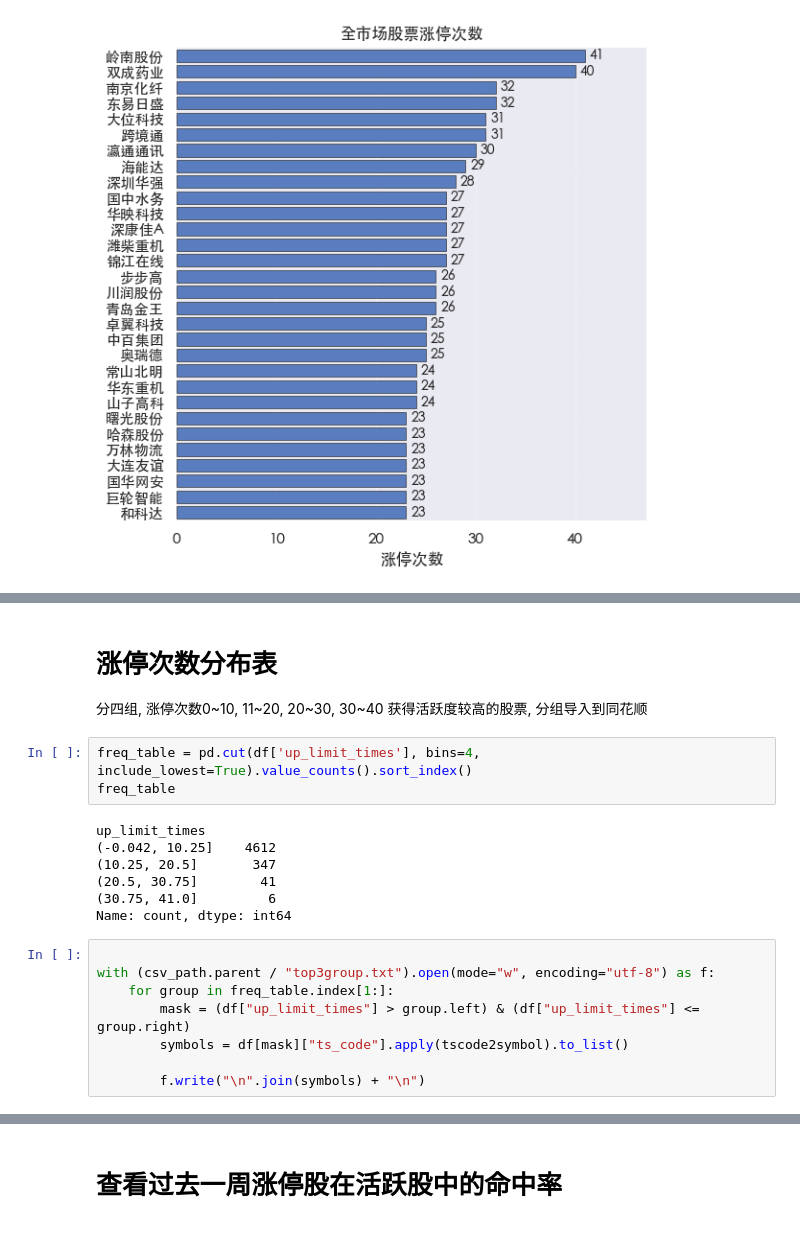
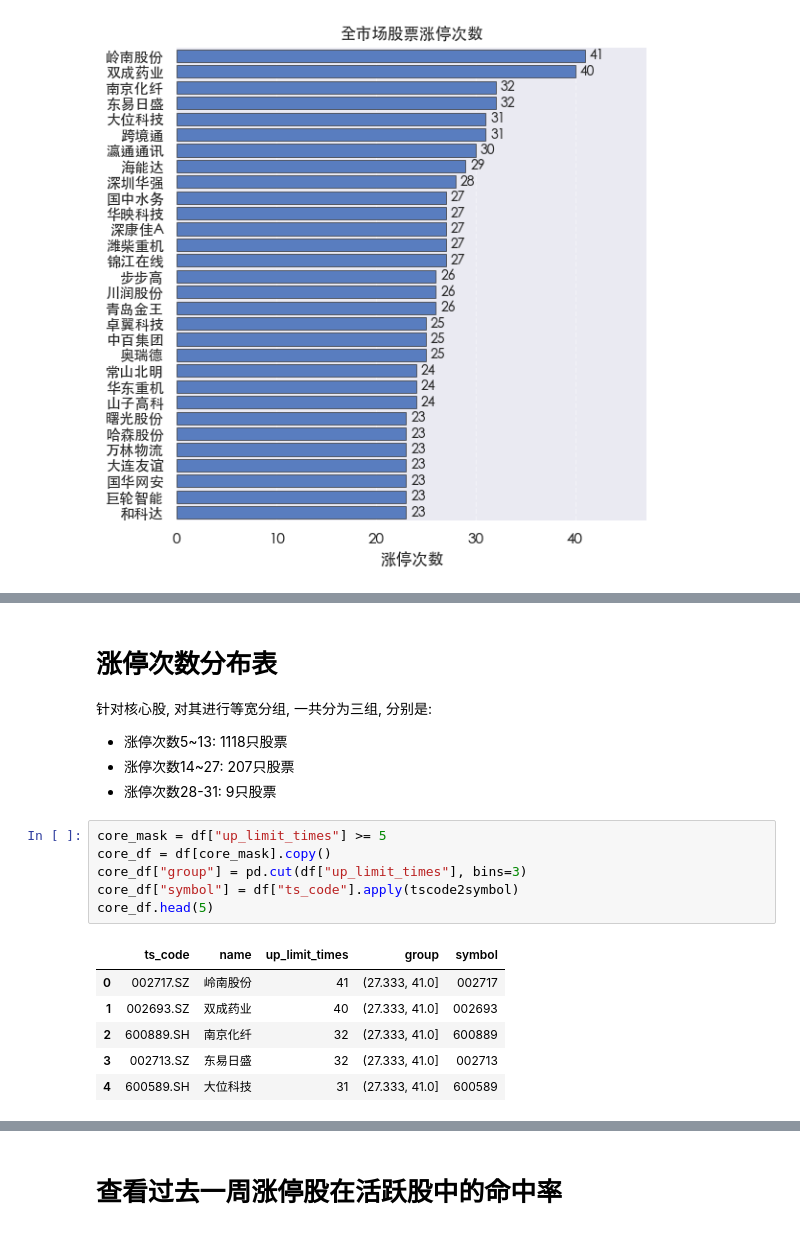
Before and after one commit to jackwang0108/stock, a Jupyter notebook: src/app/activeness.ipynb, the cells around one changed output, grey strips where cells are left out. Cells and saved outputs as stored; diff of their text form.

```diff
--- a/src/app/activeness.ipynb
+++ b/src/app/activeness.ipynb
@@ -114,22 +152,19 @@ plt.tight_layout()  # 自动调整布局
 # %% [markdown]
 # 涨停次数分布表
-分四组, 涨停次数0~10, 11~20, 20~30, 30~40
-获得活跃度较高的股票, 分组导入到同花顺
+针对核心股, 对其进行等宽分组, 一共分为三组, 分别是:
+- 涨停次数5~13: 1118只股票
+- 涨停次数14~27: 207只股票
+- 涨停次数28-31: 9只股票
 # %%
-freq_table = pd.cut(df['up_limit_times'], bins=4, include_lowest=True).value_counts().sort_index()
-freq_table
+core_mask = df["up_limit_times"] >= 5
+core_df = df[core_mask].copy()
+core_df["group"] = pd.cut(df["up_limit_times"], bins=3)
+core_df["symbol"] = df["ts_code"].apply(tscode2symbol)
+core_df.head(5)
 # %% [output]
-up_limit_times
-(-0.042, 10.25]    4612
-(10.25, 20.5]       347
-(20.5, 30.75]        41
-(30.75, 41.0]         6
-Name: count, dtype: int64
+|  | ts_code | name | up_limit_times | group | symbol |
+| 0 | 002717.SZ | 岭南股份 | 41 | (27.333, 41.0] | 002717 |
+| 1 | 002693.SZ | 双成药业 | 40 | (27.333, 41.0] | 002693 |
+| 2 | 600889.SH | 南京化纤 | 32 | (27.333, 41.0] | 600889 |
+| 3 | 002713.SZ | 东易日盛 | 32 | (27.333, 41.0] | 002713 |
+| 4 | 600589.SH | 大位科技 | 31 | (27.333, 41.0] | 600589 |
-# %%
-
-with (csv_path.parent / "top3group.txt").open(mode="w", encoding="utf-8") as f:
-    for group in freq_table.index[1:]:
-        mask = (df["up_limit_times"] > group.left) & (df["up_limit_times"] <= group.right)
-        symbols = df[mask]["ts_code"].apply(tscode2symbol).to_list()
-
-        f.write("\n".join(symbols) + "\n")
```
Also changed, not shown: parts of 8 cells of this notebook.
